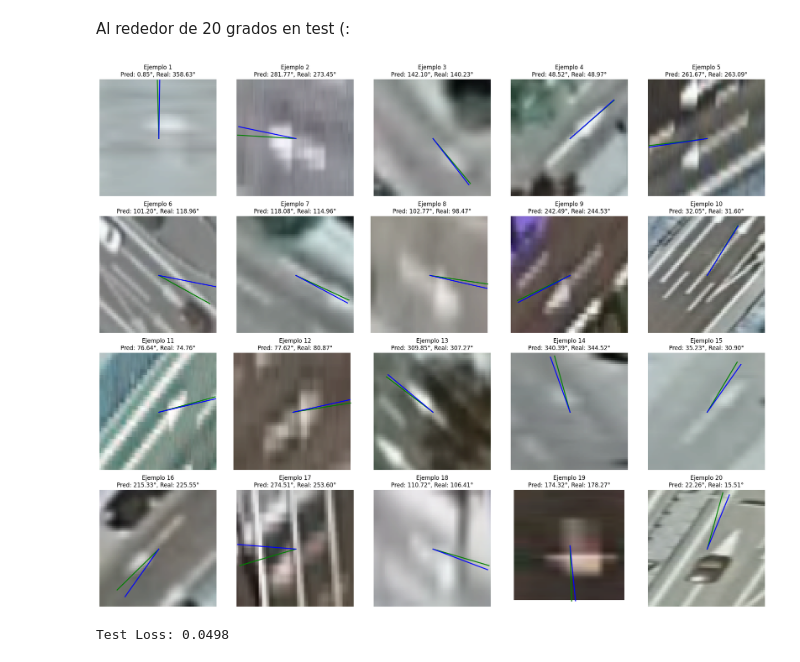
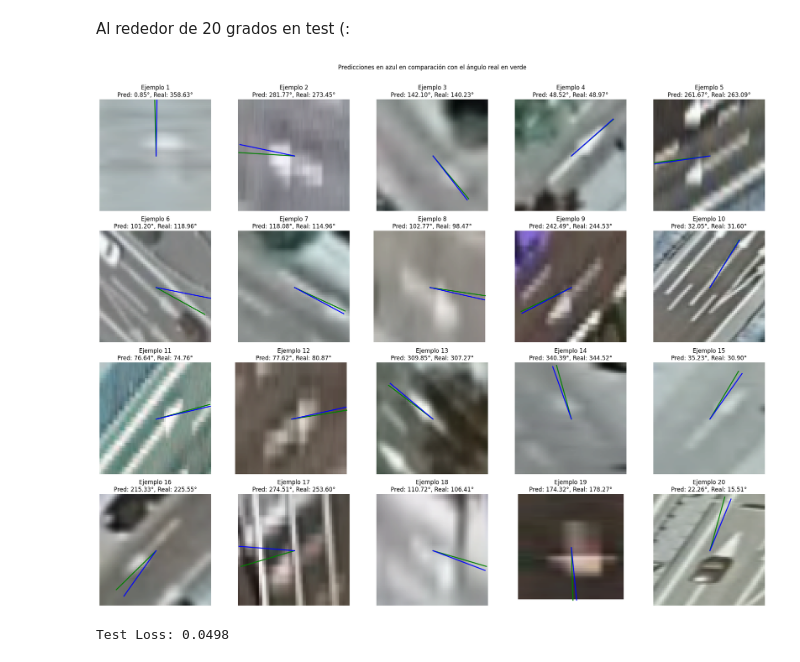
Before and after one commit to MiguelGP-13/aaII-flechas, a Jupyter notebook: flechas_alumno.ipynb, the cells around one changed output. Saved outputs shown, nothing was run; the diff lists cells and outputs as text; code cells hidden in the pictures.

```diff
--- a/flechas_alumno.ipynb
+++ b/flechas_alumno.ipynb
@@ -358,32 +358,33 @@ def test_model_with_visualization(model, X_test_tensor, Y_test_tensor, std, mean
 
 
         # Para el ángulo predicho (línea azul)
         x_end_pred = center[0] + line_length * np.cos(pred_rad)
         y_end_pred = center[1] - line_length * np.sin(pred_rad)
 
         # Para el ángulo real (línea verde)
         x_end_actual = center[0] + line_length * np.cos(actual_rad)
         y_end_actual = center[1] - line_length * np.sin(actual_rad)
 
         # Dibujar líneas en la imagen
         axes[i].plot([center[0], x_end_actual], [center[1], y_end_actual], color='green', linewidth=2, label='Real')
         axes[i].plot([center[0], x_end_pred], [center[1], y_end_pred], color='blue', linewidth=2, label='Predicha')
 
         # Título con los valores de ángulos
         axes[i].set_title(f"Ejemplo {i+1}\nPred: {pred_angle:.2f}°, Real: {actual_angle:.2f}°")
         axes[i].axis('off')
 
     # Si hay subplots vacíos, ocultarlos
     for j in range(i+1, len(axes)):
         axes[j].axis('off')
 
+    plt.suptitle('Predicciones en azul en comparación con el ángulo real en verde\n\n')
     plt.tight_layout()
     plt.show()
 
     print(f'Test Loss: {loss.item():.4f}')
 
 # Llamada de ejemplo (asegúrate de que X_test_tensor y Y_test_tensor estén definidos y en el formato adecuado)
 test_model_with_visualization(model, X_test_tensor, Y_test_tensor, std, mean, num_examples=20, desplazamiento=0)
 # %% [output]
-[figure, old version]
+[figure, new version]
 Test Loss: 0.0498
```
